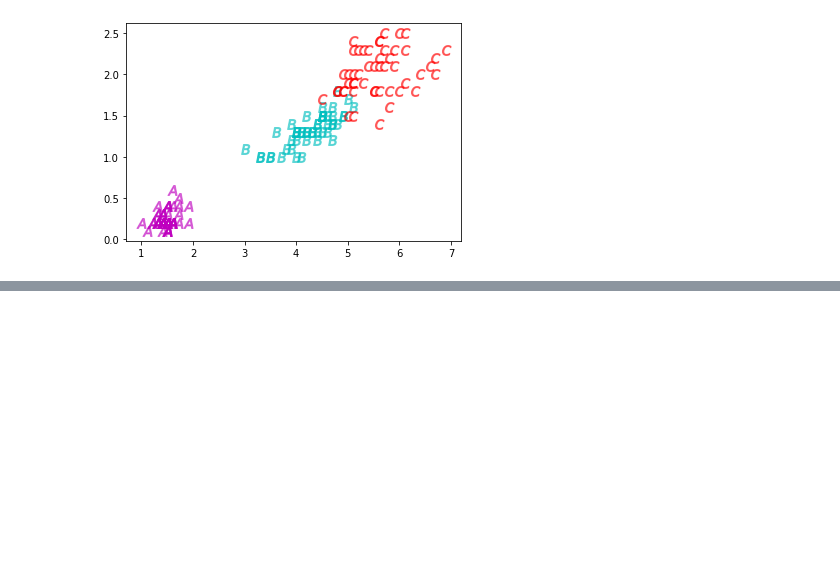
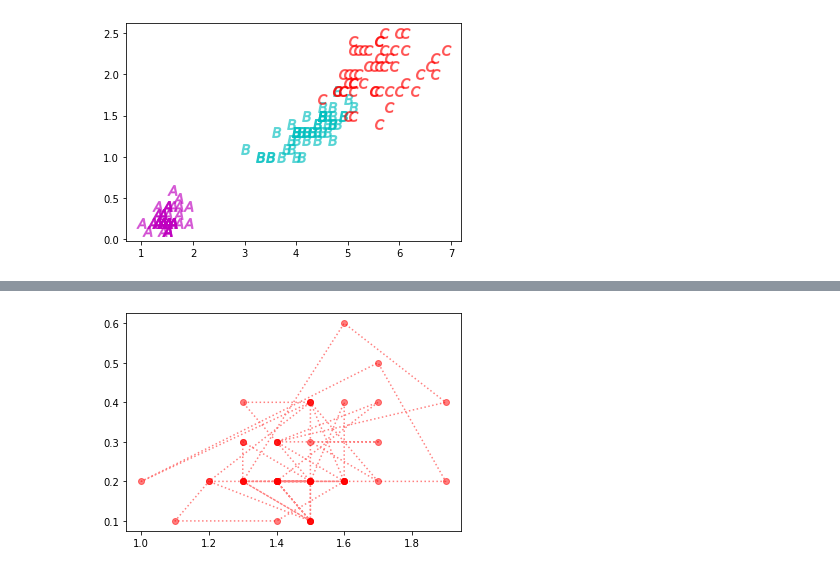
Before and after one commit to MeenTers/data_viz, a Jupyter notebook: Visualize_Data_Distribution(02).ipynb, the cells around one changed output, grey strips where cells are left out. Saved outputs shown, nothing was run; the diff lists cells and outputs as text; code cells hidden in the pictures; blank space fills up the shorter version.

```diff
--- a/Visualize_Data_Distribution(02).ipynb
+++ b/Visualize_Data_Distribution(02).ipynb
@@ -78,0 +88,4 @@ plt.scatter(df['PetalLength'][100:150],df['PetalWidth'][100:150],s=100,c='r',alp
+# %%
+plt.plot(df['PetalLength'][:50],df['PetalWidth'][:50],'o:r',alpha=0.5);
+# %% [output]
+[figure, added]
```
Also changed, not shown: parts of 14 cells of this notebook.
